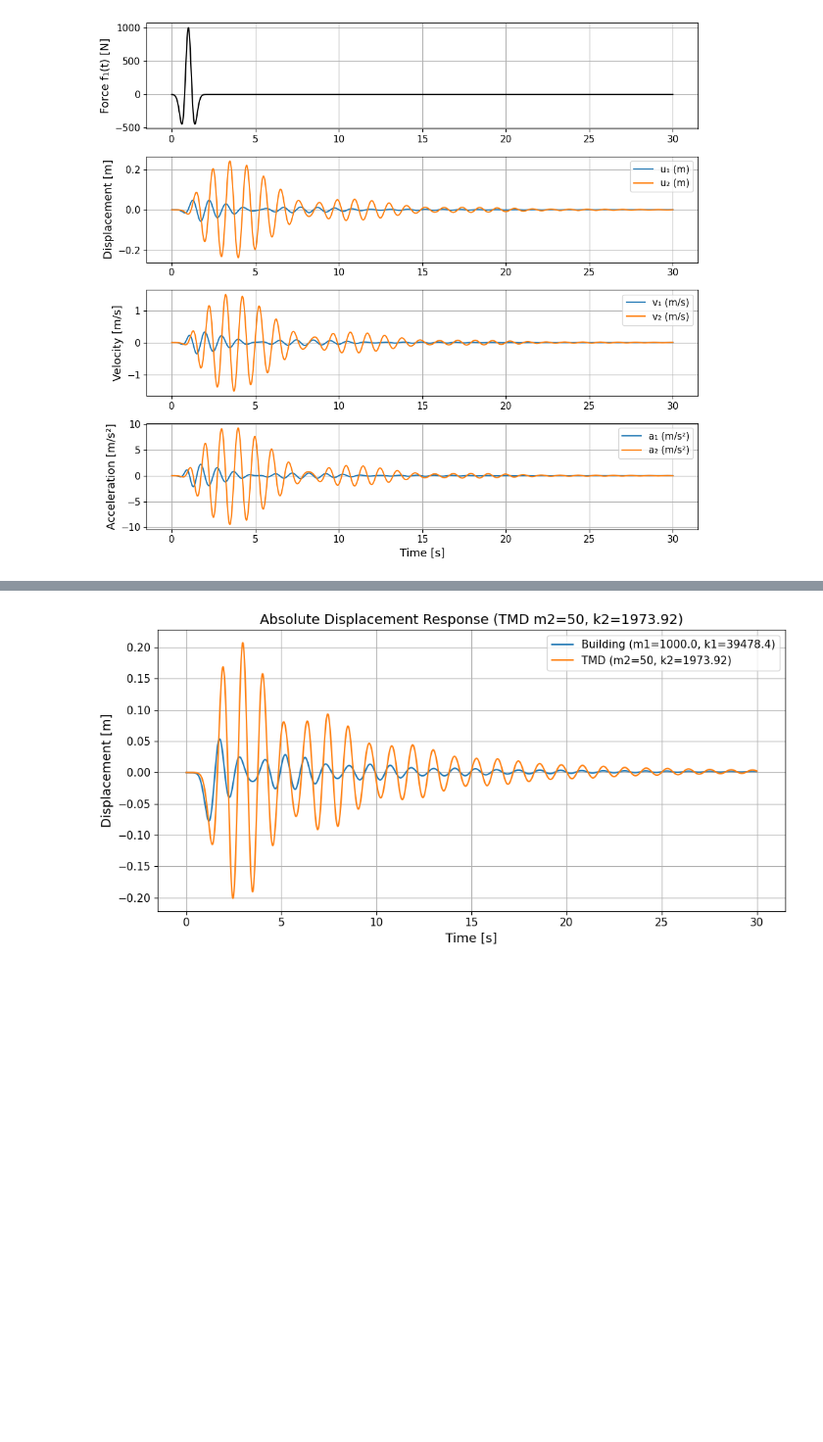
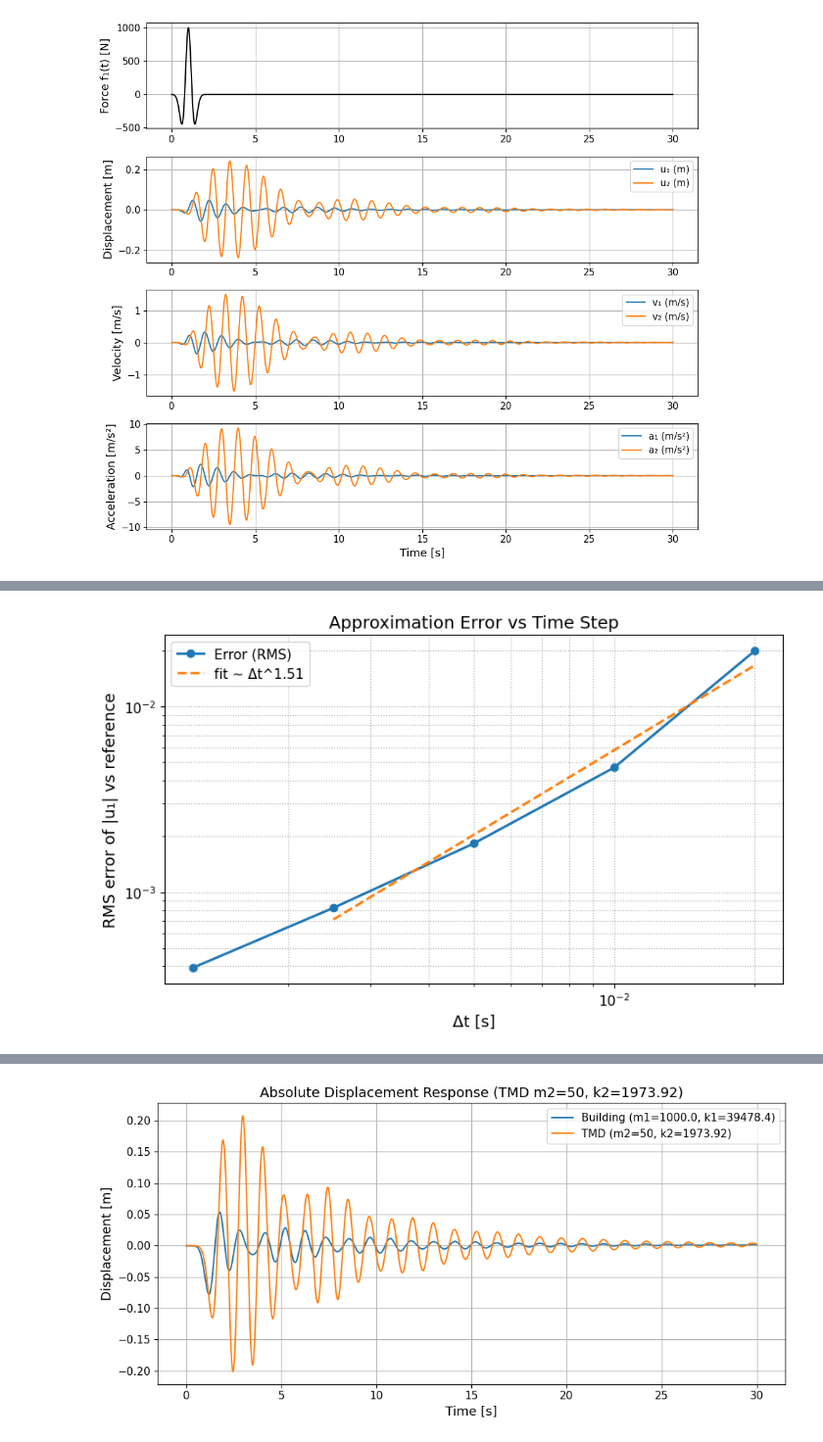
Before and after one commit to LukeFic/AE370, a Jupyter notebook: 370Project1Code.ipynb, the cells around one changed output, grey strips where cells are left out. Shown at 98% size. Drawn from its saved outputs; the diff is of its cells as text; code cells hidden in the pictures; blank space fills up the shorter version.

```diff
--- a/370Project1Code.ipynb
+++ b/370Project1Code.ipynb
@@ -281,0 +247,93 @@ plt.show()
+# %%
+# Helper: run absolute building response at a given dt
+def simulate_building_abs(M, C, K, dt, T, f0, A, t_center):
+    t  = np.arange(0, T + dt, dt)
+    ag = A * ricker(t - t_center, f0)
+
+    # integrate relative motion
+    _, r, _, _ = trapezoidal_rule(M, C, K, ag, dt, T)
+
+    # 2nd-order ground kinematics
+    vg = cumtrapz_np(ag, dt)
+    xg = cumtrapz_np(vg, dt)
+
+    u_building = r[:, 0] + xg   # absolute building displacement u1
+    return t, u_building
+def xdot_rel(t, x):
+    # state: [r1, r1dot, r2, r2dot]
+    r1, v1, r2, v2 = x
+    ag_t = A * ricker(t - t_center, f0)
+
+    # M r¨ + C r˙ + K r = -M * 1 * ag
+    # explicit 2-DOF:
+    a1 = ( - (c1 + c2)*v1 + c2*v2 - (k1 + k2)*r1 + k2*r2 - m1*ag_t ) / m1
+    a2 = (   c2*v1 - c2*v2 + k2*r1 - k2*r2 - m2*ag_t ) / m2
+    return [v1, a1, v2, a2]
+
+def reference_u1(T, m1, m2, c1, c2, k1, k2, f0, A, t_center, n_eval=12001):
+    t_ref = np.linspace(0.0, T, n_eval)
+    sol = solve_ivp(
+        xdot_rel, (0.0, T), [0.0, 0.0, 0.0, 0.0], t_eval=t_ref,
+        rtol=1e-10, atol=1e-12
+    )
+    # recover absolute u1 = r1 + xg
+    ag_ref = A * ricker(t_ref - t_center, f0)
+    vg_ref = cumtrapz_np(ag_ref, t_ref[1]-t_ref[0])
+    xg_ref = cumtrapz_np(vg_ref, t_ref[1]-t_ref[0])
+    u1_ref = sol.y[0, :] + xg_ref
+    return t_ref, u1_ref
+
+def approximation_error_vs_dt(dt_list, M, C, K, T, f0, A, t_center,
+                              norm="rms", make_plot=True, fit_slice=None):
+    import matplotlib.pyplot as plt
+
+    dt_list = np.array(sorted(dt_list))
+
+    # reference once
+    t_ref, u_ref = reference_u1(T, m1, m2, c1, c2, k1, k2, f0, A, t_center, n_eval=12001)
+
+    errors = []
+    for dt in dt_list:
+        t_i, u_i = simulate_building_abs(M, C, K, dt, T, f0, A, t_center)
+        u_ref_i  = np.interp(t_i, t_ref, u_ref)
+        if norm.lower() == "rms":
+            e = np.sqrt(np.mean((u_i - u_ref_i)**2))
+        elif norm.lower() == "max":
+            e = np.max(np.abs(u_i - u_ref_i))
+        else:  # 'l1'
+            e = np.mean(np.abs(u_i - u_ref_i))
+        errors.append(e)
+    errors = np.array(errors)
+
+    # choose which points to fit
+    if fit_slice is None:
+        fit_slice = slice(1, None)  # ignore the first
+    p, b = np.polyfit(np.log(dt_list[fit_slice]), np.log(errors[fit_slice] + 1e-300), 1)
+
+    if make_plot:
+        plt.figure(figsize=(8, 5))
+        plt.loglog(dt_list, errors, marker='o', linewidth=2, markersize=6, label=f'Error ({norm.upper()})')
+        fit_x = dt_list[fit_slice]
+        fit_y = np.exp(b) * fit_x**p
+        plt.loglog(fit_x, fit_y, '--', linewidth=2, label=f'fit ~ Δt^{p:.2f}')
+        plt.title('Approximation Error vs Time Step')
+        plt.xlabel('Δt [s]')
+        plt.ylabel(f'{norm.upper()} error of |u₁| vs reference')
+        plt.grid(True, which='both', linestyle=':')
+        plt.legend()
+        plt.tight_layout()
+        plt.show()
+
+    return {'dt': dt_list, 'error': errors, 'order': p}
+
+# solve for range of dts
+dt_sweep = [2e-2, 1e-2, 5e-3, 2.5e-3, 1.25e-3]
+res = approximation_error_vs_dt(
+    dt_sweep, M, C, K, T, f0, A, t_center,
+    norm="rms", make_plot=True, fit_slice=slice(1, None)
+)
+print("Δt:", res['dt'])
+print("error:", res['error'])
+print(f"Observed order ≈ {res['order']:.2f}  (expect ~2 for trapezoidal)")
+# %% [output]
+[figure, added]
```
Also changed, not shown: parts of 20 cells of this notebook.
